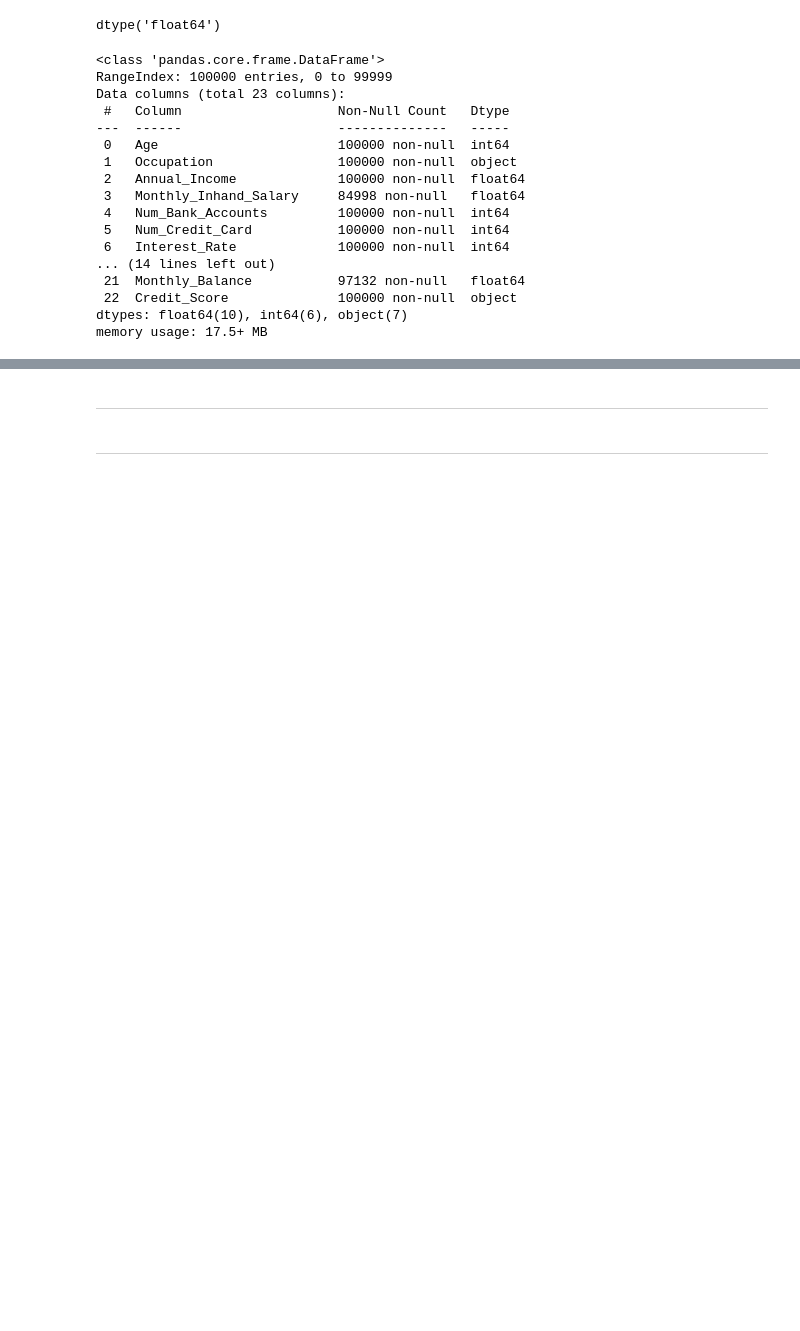
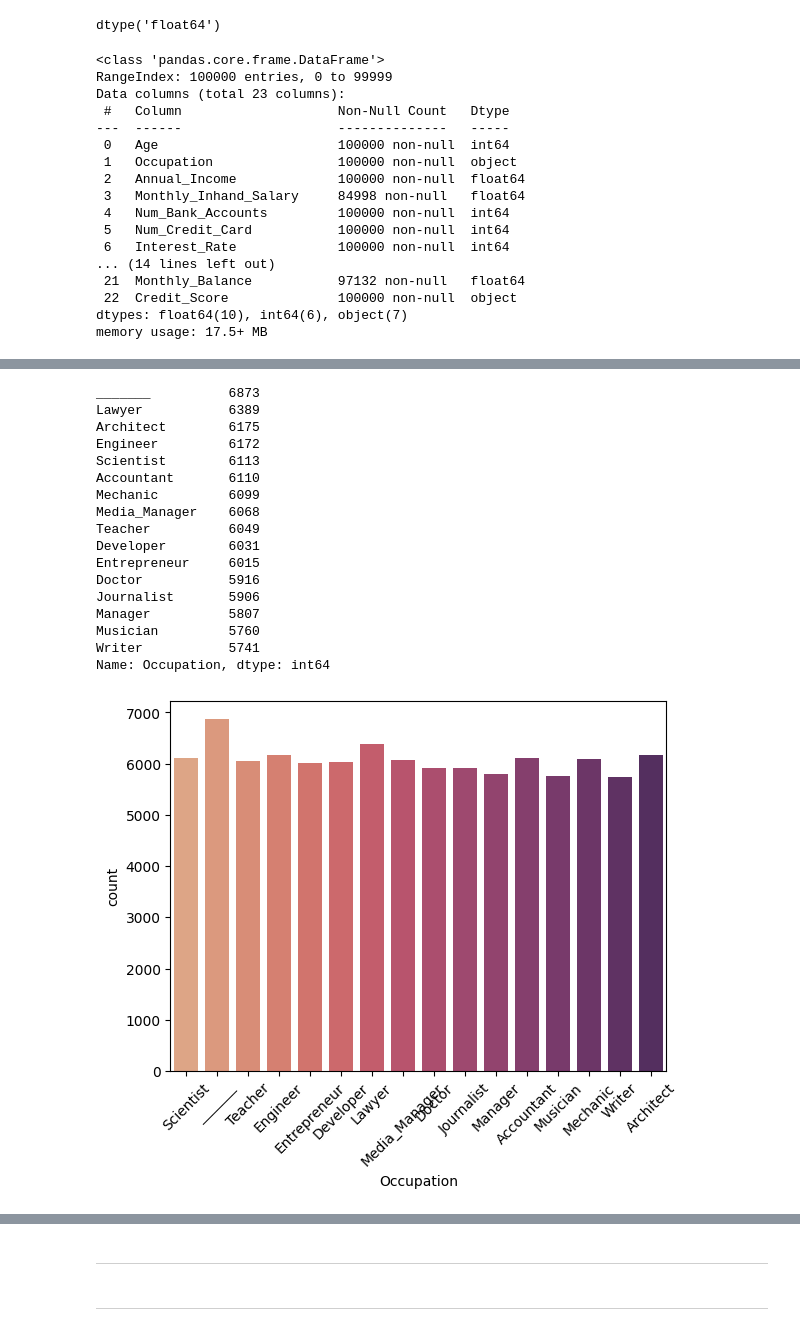
Before and after one commit to UnderCoverTable/Credit-Score-Classification, a Jupyter notebook: EDA.ipynb, the cells around one changed output, grey strips where cells are left out. Cells and saved outputs as stored; diff of their text form; code cells hidden in the pictures; blank space fills up the shorter version.

```diff
--- a/EDA.ipynb
+++ b/EDA.ipynb
@@ -244,0 +310,26 @@ credit_df[''].value_counts().plot(kind = 'bar');
+# %%
+feature = "Occupation"
+
+print(score_df[feature].value_counts())
+
+sns.countplot(data=score_df,x=feature,palette="flare");
+plt.xticks(rotation=45);
+# %% [output]
+_______          6873
+Lawyer           6389
+Architect        6175
+Engineer         6172
+Scientist        6113
+Accountant       6110
+Mechanic         6099
+Media_Manager    6068
+Teacher          6049
+Developer        6031
+Entrepreneur     6015
+Doctor           5916
+Journalist       5906
+Manager          5807
+Musician         5760
+Writer           5741
+Name: Occupation, dtype: int64
+[figure, added]
```
Also changed, not shown: parts of 15 cells of this notebook.
